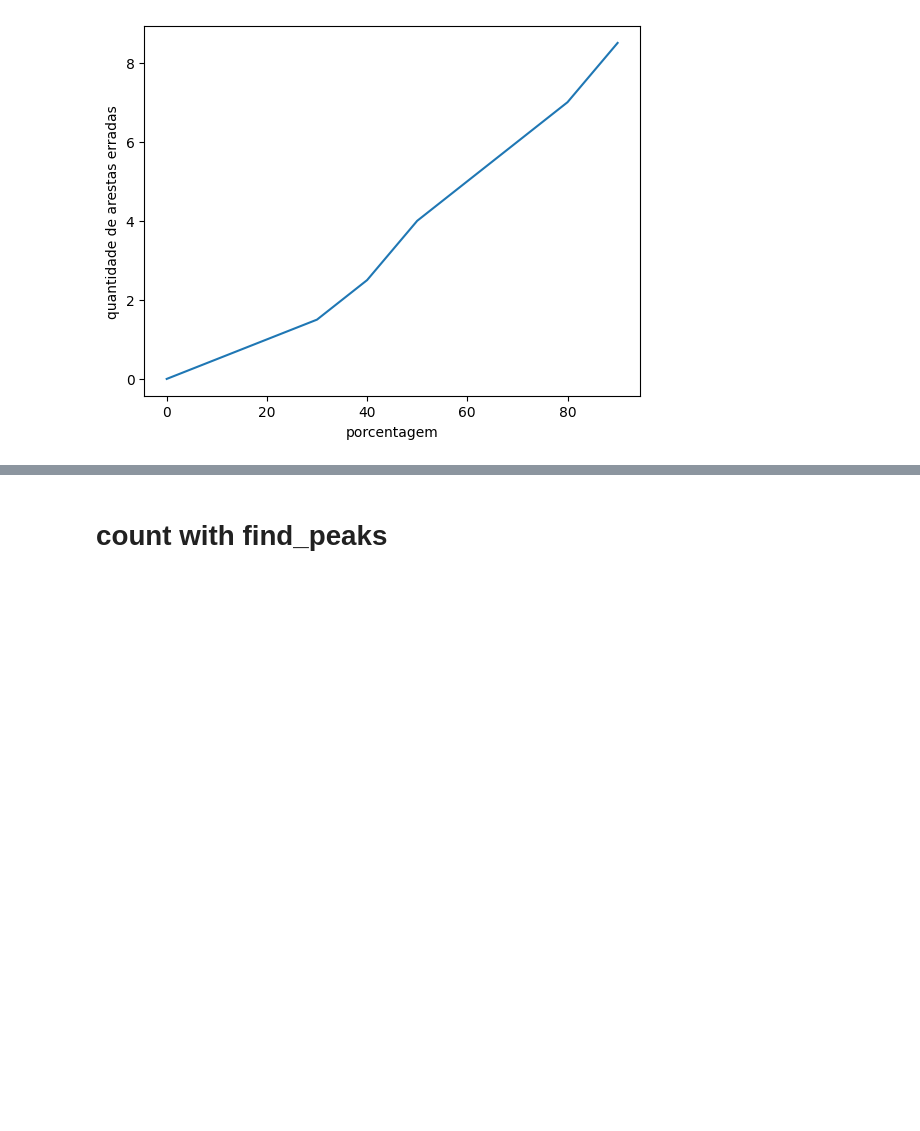
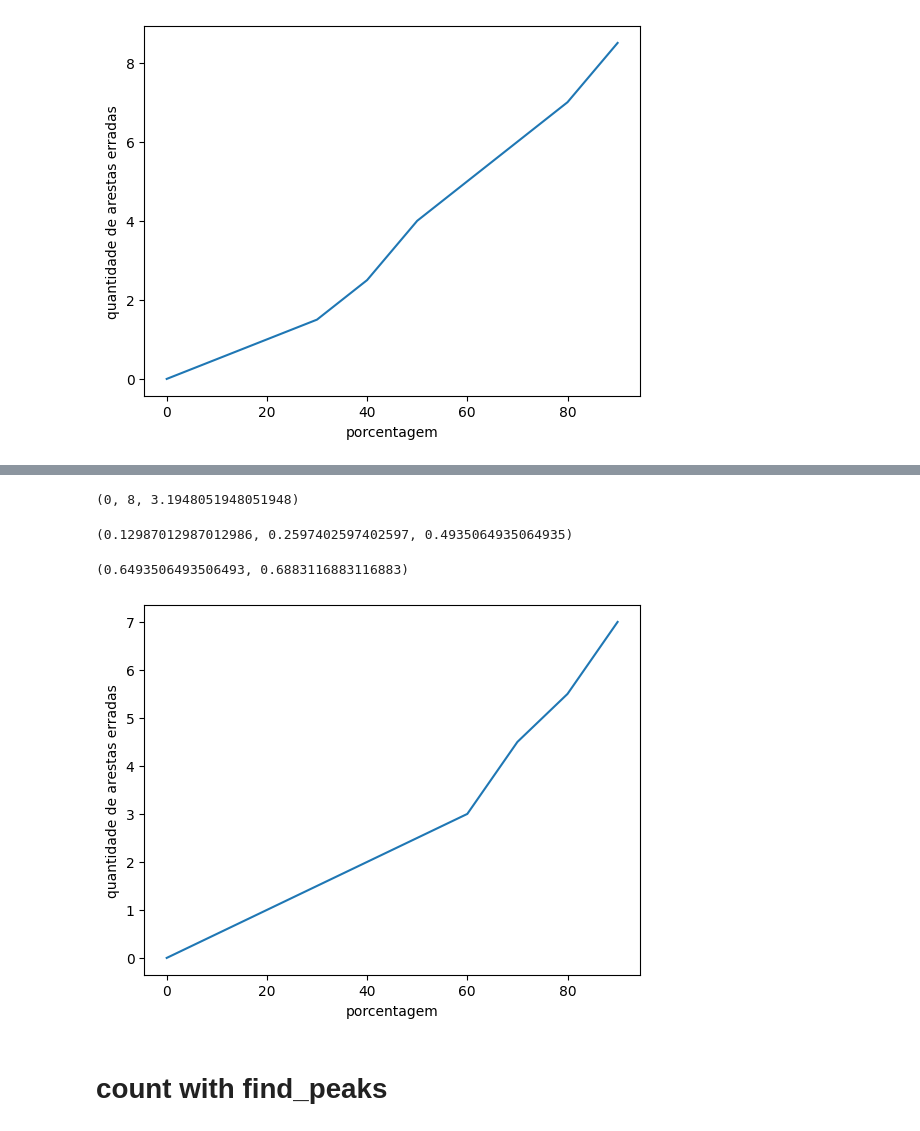
Before and after one commit to s2lola/speleothem, a Jupyter notebook: speleothem/edge_detector/metrics.ipynb, the cells around one changed output, grey strips where cells are left out. Drawn from its saved outputs; the diff is of its cells as text; code cells hidden in the pictures; blank space fills up the shorter version.

```diff
--- a/speleothem/edge_detector/metrics.ipynb
+++ b/speleothem/edge_detector/metrics.ipynb
@@ -95,3 +101,25 @@ plot(df)
+# %%
+dataset = "../image/dbe/database_1600.csv"
+image = "../image/dbe/classify_1600"
+# %%
+search_best_parameters_database(dataset, image, center=True, a=0, b=50)
+# %% [output]
+(0, 8, 3.1948051948051948)
+# %%
+df = result(dataset, image, 0, 8)
+# %%
+# usando 1 pixel no meio
+df[df.error_abs < 1].shape[0] / df.shape[0], df[df.error_abs <= 1].shape[0] / df.shape[0], df[df.error_abs <= 2].shape[0] / df.shape[0]
+# %% [output]
+(0.12987012987012986, 0.2597402597402597, 0.4935064935064935)
+# %%
+df[df.error_abs <= 3].shape[0] / df.shape[0], df[df.error_abs <= 4].shape[0] / df.shape[0]
+# %% [output]
+(0.6493506493506493, 0.6883116883116883)
+# %%
+plot(df)
+# %% [output]
+[figure, added]
 # %% [markdown]
 # count with find_peaks
 # %%
```
Also changed, not shown: parts of 2 cells of this notebook.
